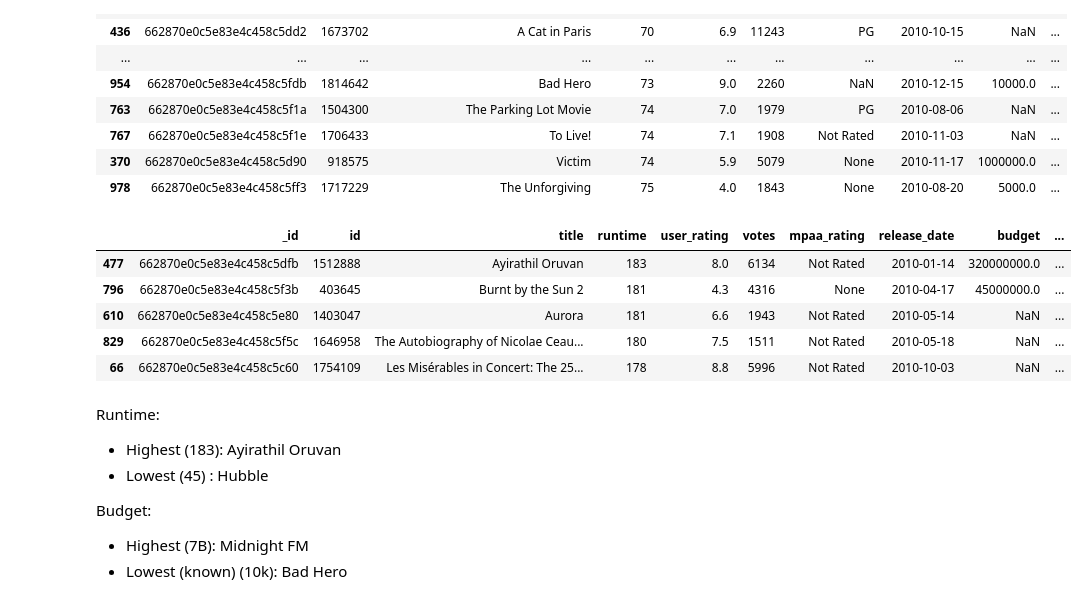
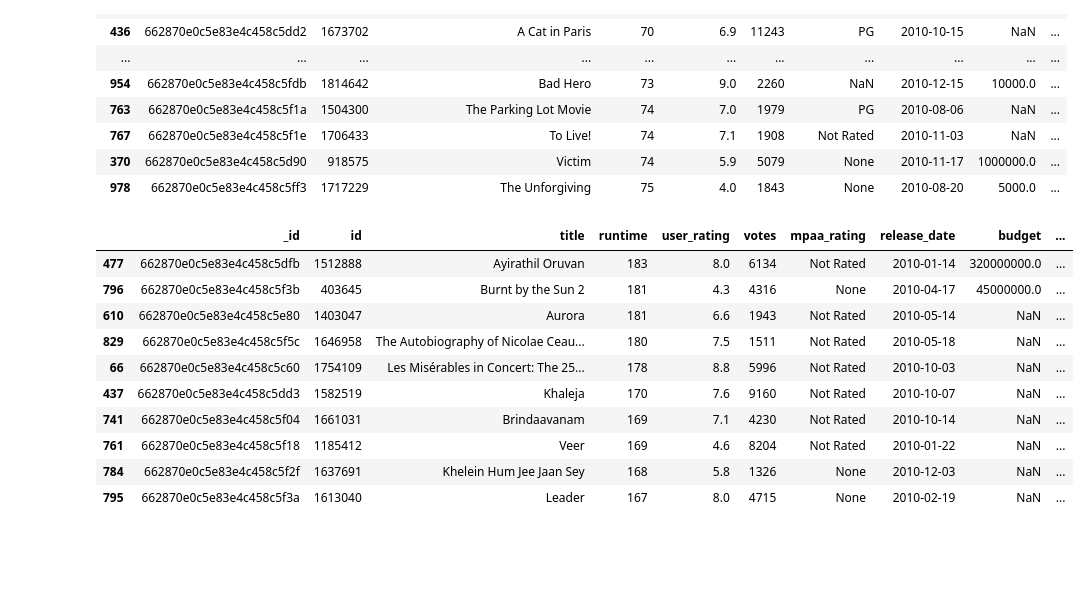
Before and after one commit to ahmedalani/super-dollop, a Jupyter notebook: alani-DetectingOutliers.ipynb, the cells around one changed output. Saved outputs shown, nothing was run; the diff lists cells and outputs as text; code cells hidden in the pictures; blank space fills up the shorter version.

```diff
--- a/alani-DetectingOutliers.ipynb
+++ b/alani-DetectingOutliers.ipynb
@@ -113,19 +113,16 @@ imdb.sort_values(by=['runtime'], ascending=True).head(20)
 | 978 | 662870e0c5e83e4c458c5ff3 | 1717229 | The Unforgiving | 75 | 4.0 | 1843 | None | 2010-08-20 | 5000.0 | ... |
 # %%
 # sorting by highest runtime first
-imdb.sort_values(by=['runtime'], ascending=False).head()
+imdb.sort_values(by=['runtime'], ascending=False).head(10)
 # %% [output]
 |  | _id | id | title | runtime | user_rating | votes | mpaa_rating | release_date | budget | ... |
 | 477 | 662870e0c5e83e4c458c5dfb | 1512888 | Ayirathil Oruvan | 183 | 8.0 | 6134 | Not Rated | 2010-01-14 | 320000000.0 | ... |
 | 796 | 662870e0c5e83e4c458c5f3b | 403645 | Burnt by the Sun 2 | 181 | 4.3 | 4316 | None | 2010-04-17 | 45000000.0 | ... |
 | 610 | 662870e0c5e83e4c458c5e80 | 1403047 | Aurora | 181 | 6.6 | 1943 | Not Rated | 2010-05-14 | NaN | ... |
 | 829 | 662870e0c5e83e4c458c5f5c | 1646958 | The Autobiography of Nicolae Ceau... | 180 | 7.5 | 1511 | Not Rated | 2010-05-18 | NaN | ... |
 | 66 | 662870e0c5e83e4c458c5c60 | 1754109 | Les Misérables in Concert: The 25... | 178 | 8.8 | 5996 | Not Rated | 2010-10-03 | NaN | ... |
+| 437 | 662870e0c5e83e4c458c5dd3 | 1582519 | Khaleja | 170 | 7.6 | 9160 | Not Rated | 2010-10-07 | NaN | ... |
+| 741 | 662870e0c5e83e4c458c5f04 | 1661031 | Brindaavanam | 169 | 7.1 | 4230 | Not Rated | 2010-10-14 | NaN | ... |
+| 761 | 662870e0c5e83e4c458c5f18 | 1185412 | Veer | 169 | 4.6 | 8204 | Not Rated | 2010-01-22 | NaN | ... |
+| 784 | 662870e0c5e83e4c458c5f2f | 1637691 | Khelein Hum Jee Jaan Sey | 168 | 5.8 | 1326 | None | 2010-12-03 | NaN | ... |
+| 795 | 662870e0c5e83e4c458c5f3a | 1613040 | Leader | 167 | 8.0 | 4715 | None | 2010-02-19 | NaN | ... |
-# %% [markdown]
-Runtime:
-  - Highest (183): Ayirathil Oruvan
-  - Lowest (45)  : Hubble
-
-Budget:
-  - Highest (7B): Midnight FM
-  - Lowest (known) (10k): Bad Hero
```
Also changed, not shown: parts of 1 cell of this notebook.
